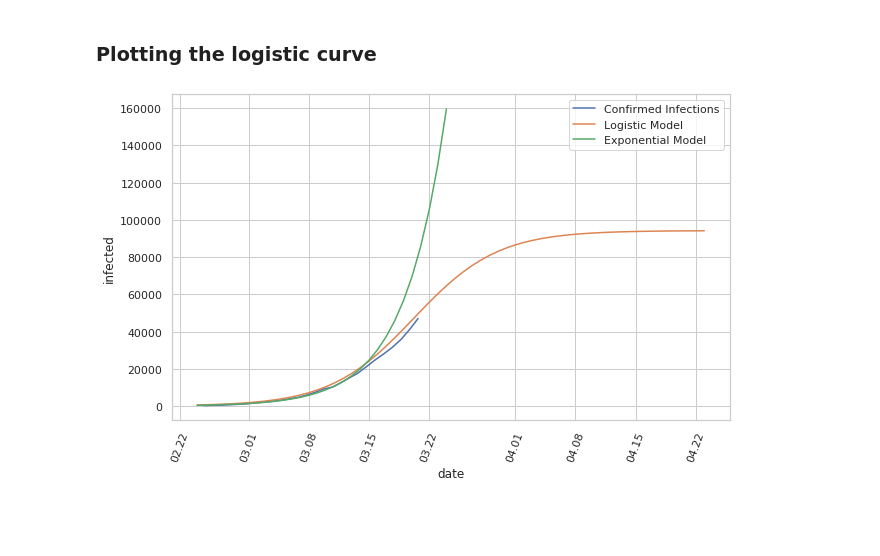
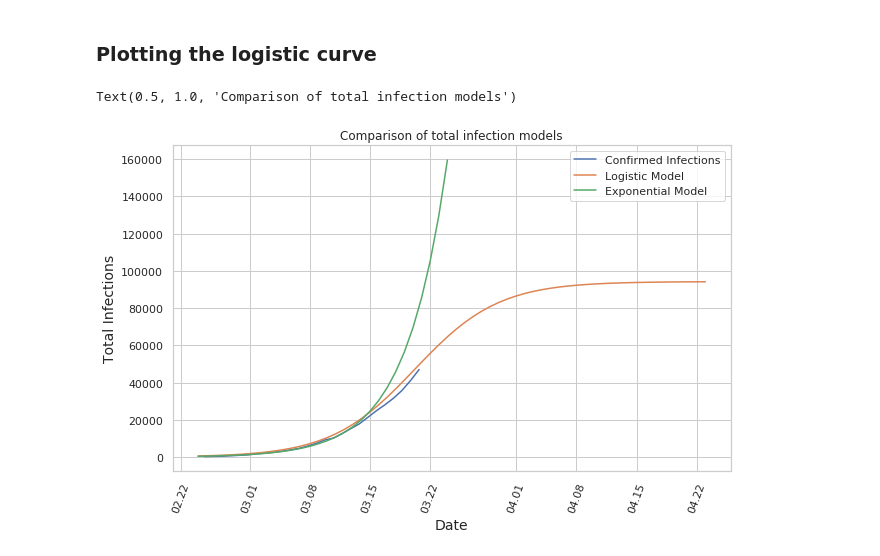
Before and after one commit to kredde/corona-outbreak, a Jupyter notebook: italy.ipynb, the cells around one changed output. Saved outputs shown, nothing was run; the diff lists cells and outputs as text; code cells hidden in the pictures; blank space fills up the shorter version.

Commit message:
Add labels to logistic plot

```diff
--- a/italy.ipynb
+++ b/italy.ipynb
@@ -272,21 +272,27 @@ print(date)
 # %%
 fig, ax = plt.subplots(figsize=(10,6))
 
 # logistic model
 x_pred_log = [logistic_model(x,a,b,c) for x in range(54,114)]
 y_pred_log = [dt.date(2020,1,1) + dt.timedelta(i) for i in range(54,114)]
 
 
 # exponential model
 x_pred_infections = [np.exp(a_exp + b_exp * x) for x in range(30)]
 y_pred_exp = [dt.date(2020,1,1) + dt.timedelta(i) for i in range(54,84)]
 
 plot = sns.lineplot(df_inf['date'], df_inf['infected'], label="Confirmed Infections")
 plot = sns.lineplot(y_pred_log, x_pred_log, label="Logistic Model")
 plot = sns.lineplot(y_pred_exp, x_pred_infections, label="Exponential Model")
 
 plt.xticks(rotation=70)
 ax.xaxis.set_major_locator(mdates.AutoDateLocator())
 ax.xaxis.set_major_formatter(mdates.DateFormatter('%m.%d'))
+
+plt.ylabel('Total Infections', fontsize=14)
+plt.xlabel('Date', fontsize=14)
+
+plot.set_title("Comparison of total infection models")
 # %% [output]
+Text(0.5, 1.0, 'Comparison of total infection models')
-[figure, old version]
+[figure, new version]
```
Also changed, not shown: parts of 1 cell of this notebook, 1 other file.
